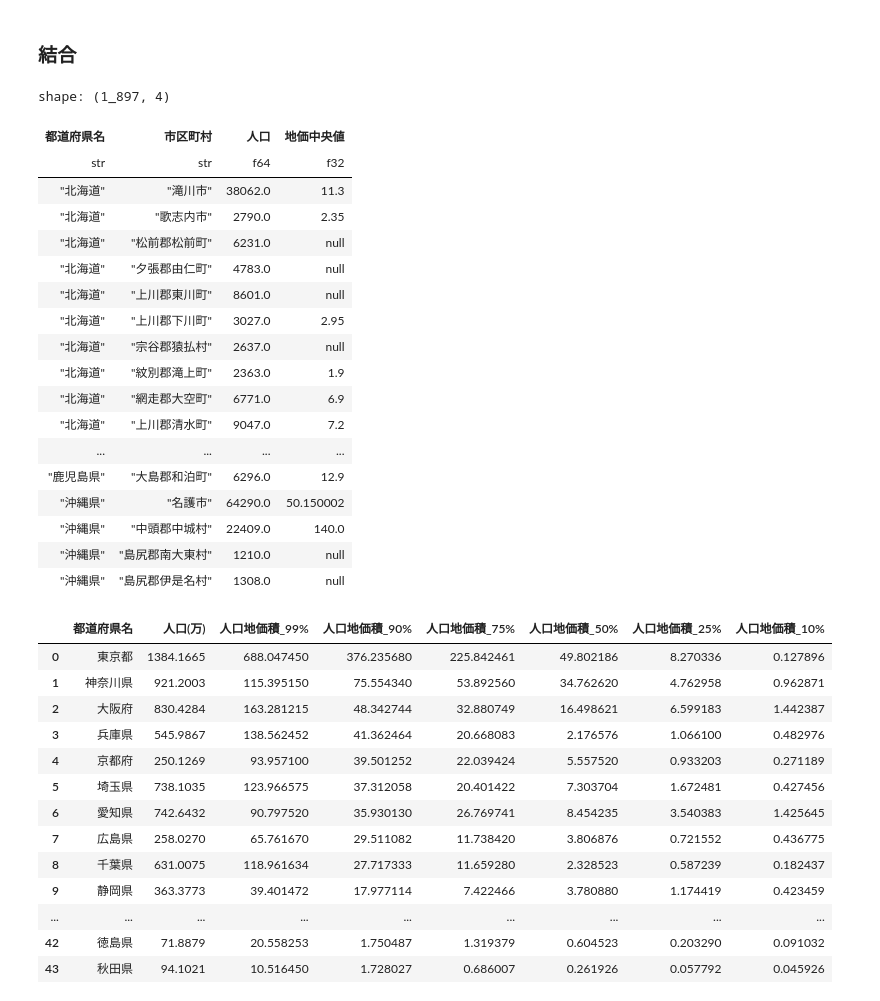
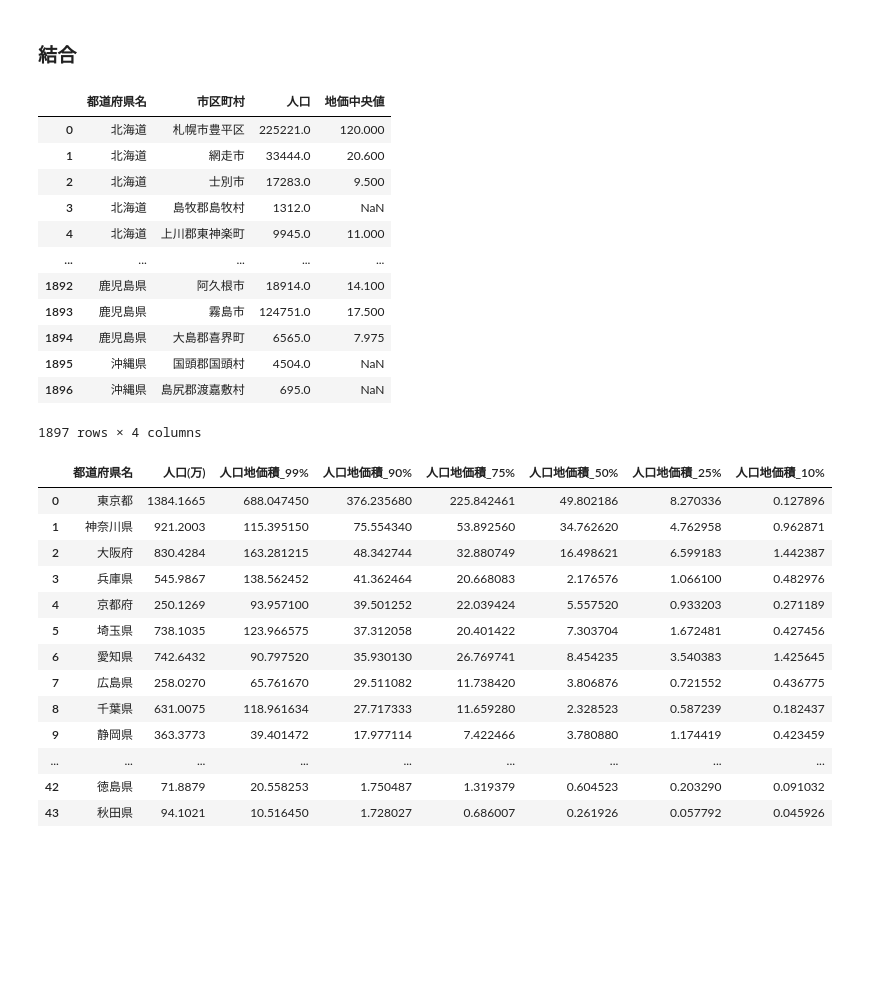
Before and after one commit to arika0093/polars-opendata-convert-test, a Jupyter notebook: test.ipynb, the cells around one changed output. Drawn from its saved outputs; the diff is of its cells as text; code cells hidden in the pictures; blank space fills up the shorter version.

```diff
--- a/test.ipynb
+++ b/test.ipynb
@@ -115,34 +115,28 @@ chika_df.write_csv("export/chika.csv")
 # %%
 # 各市町村ごとに、地価の中央値を結合する
 df_city = (jinko_df
   .join(chika_df, on=["都道府県名", "市区町村"], how="left")
   .group_by(["都道府県名", "市区町村"])
   .agg([
     pl.mean("人口(計)").alias("人口"),
     pl.median("最新地価").alias("地価中央値"),
   ])
 )
-df_city
+df_city.to_pandas()
 # %% [output]
+|  | 都道府県名 | 市区町村 | 人口 | 地価中央値 |
+| 0 | 北海道 | 札幌市豊平区 | 225221.0 | 120.000 |
+| 1 | 北海道 | 網走市 | 33444.0 | 20.600 |
+| 2 | 北海道 | 士別市 | 17283.0 | 9.500 |
+| 3 | 北海道 | 島牧郡島牧村 | 1312.0 | NaN |
+| 4 | 北海道 | 上川郡東神楽町 | 9945.0 | 11.000 |
+| ... | ... | ... | ... | ... |
+| 1892 | 鹿児島県 | 阿久根市 | 18914.0 | 14.100 |
+| 1893 | 鹿児島県 | 霧島市 | 124751.0 | 17.500 |
+| 1894 | 鹿児島県 | 大島郡喜界町 | 6565.0 | 7.975 |
+| 1895 | 沖縄県 | 国頭郡国頭村 | 4504.0 | NaN |
+| 1896 | 沖縄県 | 島尻郡渡嘉敷村 | 695.0 | NaN |
-shape: (1_897, 4)
+1897 rows × 4 columns
-| 都道府県名 | 市区町村 | 人口 | 地価中央値 |
-| str | str | f64 | f32 |
-| "北海道" | "滝川市" | 38062.0 | 11.3 |
-| "北海道" | "歌志内市" | 2790.0 | 2.35 |
-| "北海道" | "松前郡松前町" | 6231.0 | null |
-| "北海道" | "夕張郡由仁町" | 4783.0 | null |
-| "北海道" | "上川郡東川町" | 8601.0 | null |
-| "北海道" | "上川郡下川町" | 3027.0 | 2.95 |
-| "北海道" | "宗谷郡猿払村" | 2637.0 | null |
-| "北海道" | "紋別郡滝上町" | 2363.0 | 1.9 |
-| "北海道" | "網走郡大空町" | 6771.0 | 6.9 |
-| "北海道" | "上川郡清水町" | 9047.0 | 7.2 |
-| ... | ... | ... | ... |
-| "鹿児島県" | "大島郡和泊町" | 6296.0 | 12.9 |
-| "沖縄県" | "名護市" | 64290.0 | 50.150002 |
-| "沖縄県" | "中頭郡中城村" | 22409.0 | 140.0 |
-| "沖縄県" | "島尻郡南大東村" | 1210.0 | null |
-| "沖縄県" | "島尻郡伊是名村" | 1308.0 | null |
 # %%
 # 各都道府県ごとに、地価を平均して結合する
 df_pref = (jinko_df
```
Also changed, not shown: 1 other file.
